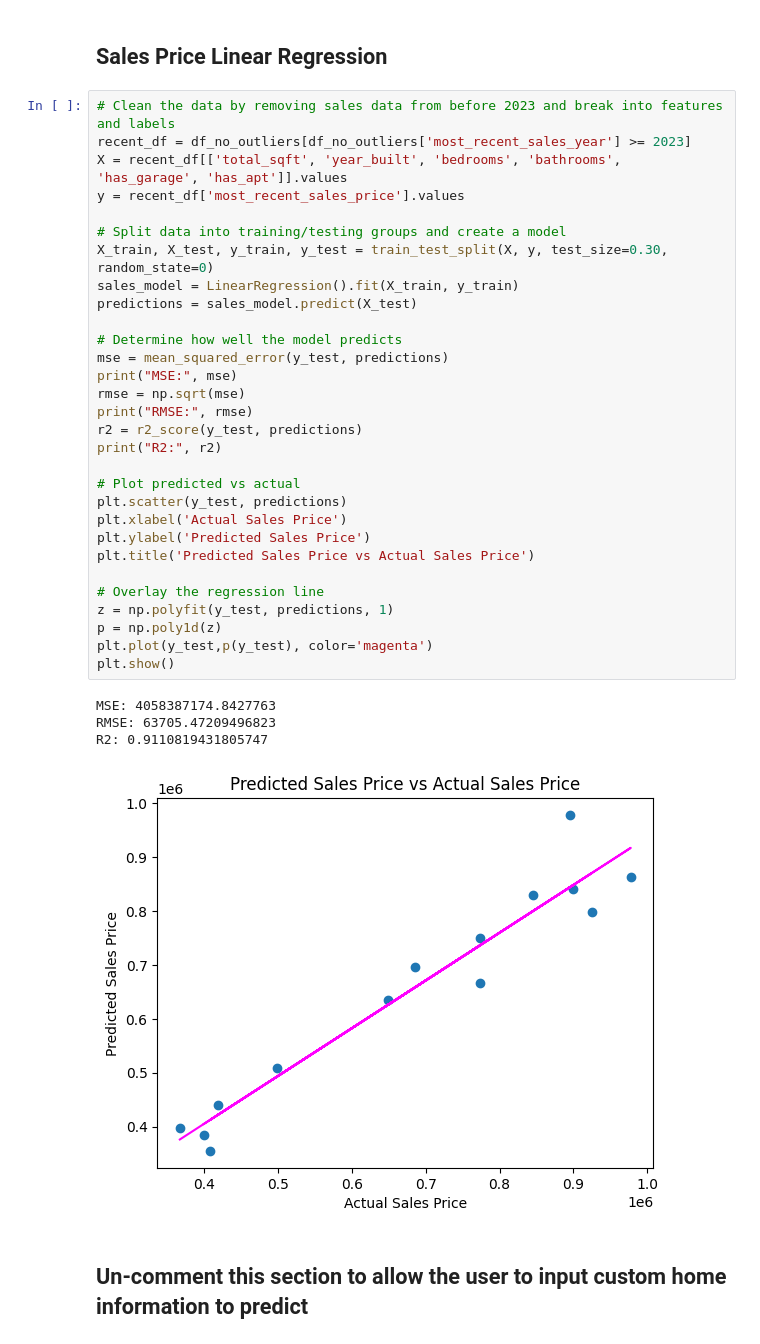
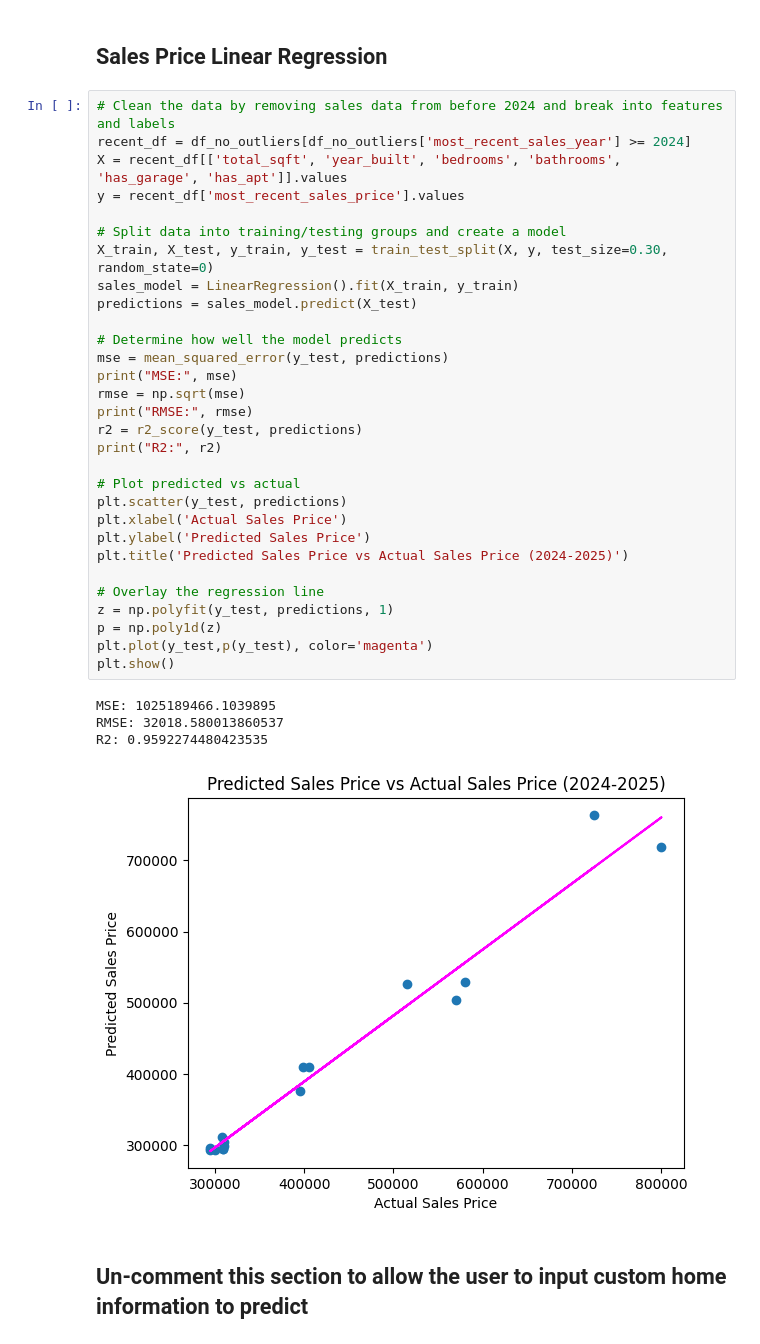
Before and after one commit to jason-christopher/Wheeler_Home_Values, a Jupyter notebook: analysis.ipynb, the cells around one changed output. Saved outputs shown, nothing was run; the diff lists cells and outputs as text.

```diff
--- a/analysis.ipynb
+++ b/analysis.ipynb
@@ -471,40 +472,40 @@ plt.show()
 # %% [markdown]
 ## Sales Price Linear Regression
 # %%
-# Clean the data by removing sales data from before 2023 and break into features and labels
-recent_df = df_no_outliers[df_no_outliers['most_recent_sales_year'] >= 2023]
+# Clean the data by removing sales data from before 2024 and break into features and labels
+recent_df = df_no_outliers[df_no_outliers['most_recent_sales_year'] >= 2024]
 X = recent_df[['total_sqft', 'year_built', 'bedrooms', 'bathrooms', 'has_garage', 'has_apt']].values
 y = recent_df['most_recent_sales_price'].values
 
 # Split data into training/testing groups and create a model
 X_train, X_test, y_train, y_test = train_test_split(X, y, test_size=0.30, random_state=0)
 sales_model = LinearRegression().fit(X_train, y_train)
 predictions = sales_model.predict(X_test)
 
 # Determine how well the model predicts
 mse = mean_squared_error(y_test, predictions)
 print("MSE:", mse)
 rmse = np.sqrt(mse)
 print("RMSE:", rmse)
 r2 = r2_score(y_test, predictions)
 print("R2:", r2)
 
 # Plot predicted vs actual
 plt.scatter(y_test, predictions)
 plt.xlabel('Actual Sales Price')
 plt.ylabel('Predicted Sales Price')
-plt.title('Predicted Sales Price vs Actual Sales Price')
+plt.title('Predicted Sales Price vs Actual Sales Price (2024-2025)')
 
 # Overlay the regression line
 z = np.polyfit(y_test, predictions, 1)
 p = np.poly1d(z)
 plt.plot(y_test,p(y_test), color='magenta')
 plt.show()
 # %% [output]
-MSE: 4058387174.8427763
-RMSE: 63705.47209496823
-R2: 0.9110819431805747
+MSE: 1025189466.1039895
+RMSE: 32018.580013860537
+R2: 0.9592274480423535
-[figure, old version]
+[figure, new version]
 # %% [markdown]
 ## Un-comment this section to allow the user to input custom home information to predict
 # %%
```
Also changed, not shown: parts of 17 cells of this notebook, 1 other file.
